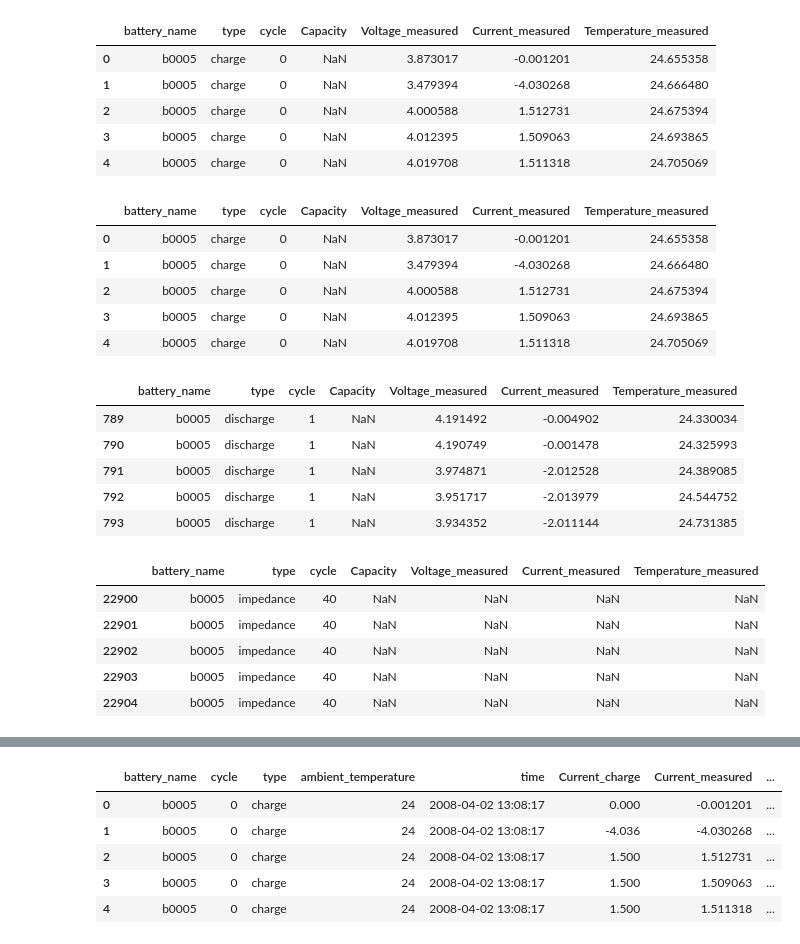
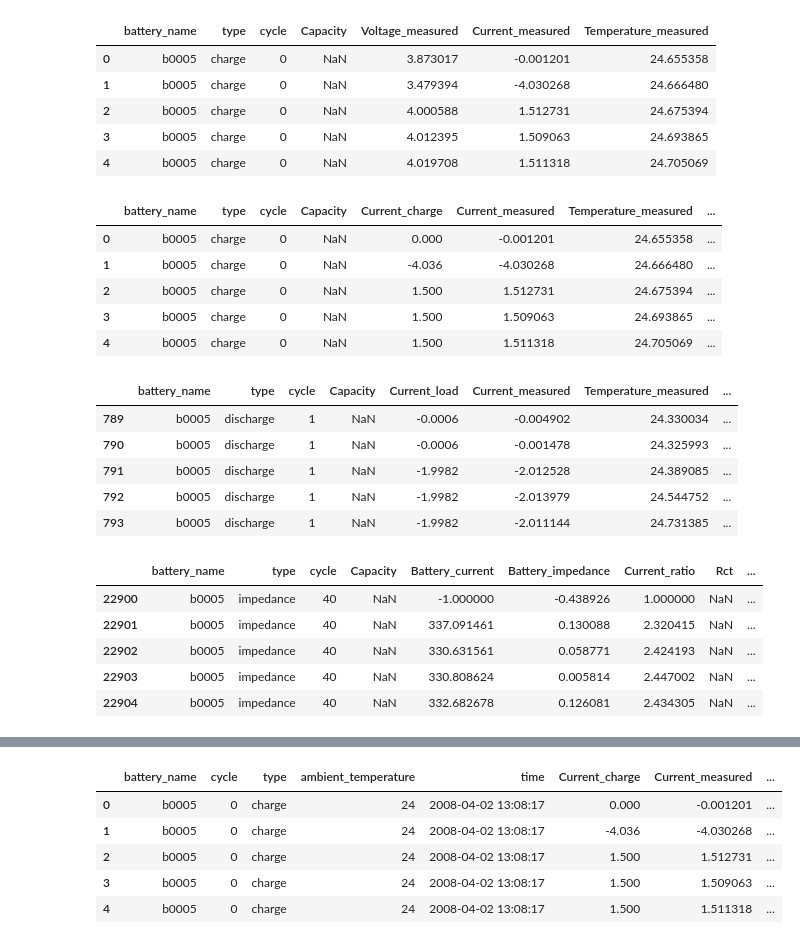
Before and after one commit to aravindhkrishnan09/Data-Science-and-Engineering-Analytics, a Jupyter notebook: Capstone_Project/jupyter_notebooks/EV_Battery_Health_Prediction.ipynb, the cells around one changed output, grey strips where cells are left out. Cells and saved outputs as stored; diff of their text form; code cells hidden in the pictures.

```diff
--- a/Capstone_Project/jupyter_notebooks/EV_Battery_Health_Prediction.ipynb
+++ b/Capstone_Project/jupyter_notebooks/EV_Battery_Health_Prediction.ipynb
@@ -79,7 +47,7 @@ print(b0018.cycle)
 # %%
-#cycles = b0005.cycle
+cycles = b0005.cycle
 #cycles = b0006.cycle
 #cycles = b0007.cycle
-cycles = b0018.cycle
+#cycles = b0018.cycle
 
 print(type(cycles))
@@ -528,31 +455,37 @@ df[['battery_name','type','cycle','Capacity','Voltage_measured','Current_measure
 | 3 | b0005 | charge | 0 | NaN | 4.012395 | 1.509063 | 24.693865 |
 | 4 | b0005 | charge | 0 | NaN | 4.019708 | 1.511318 | 24.705069 |
 # %%
-df[df['type'] == 'charge'][['battery_name','type','cycle','Capacity','Voltage_measured','Current_measured','Temperature_measured']].head()
+df[df['type'] == 'charge'][['battery_name','type','cycle','Capacity','Current_charge', 'Current_measured', 'Temperature_measured', 'Time', 'Voltage_charge', 'Voltage_measured']].head()
+
+#['Current_charge', 'Current_measured', 'Temperature_measured', 'Time', 'Voltage_charge', 'Voltage_measured']
 # %% [output]
-|  | battery_name | type | cycle | Capacity | Voltage_measured | Current_measured | Temperature_measured |
-| 0 | b0005 | charge | 0 | NaN | 3.873017 | -0.001201 | 24.655358 |
-| 1 | b0005 | charge | 0 | NaN | 3.479394 | -4.030268 | 24.666480 |
-| 2 | b0005 | charge | 0 | NaN | 4.000588 | 1.512731 | 24.675394 |
-| 3 | b0005 | charge | 0 | NaN | 4.012395 | 1.509063 | 24.693865 |
-| 4 | b0005 | charge | 0 | NaN | 4.019708 | 1.511318 | 24.705069 |
+|  | battery_name | type | cycle | Capacity | Current_charge | Current_measured | Temperature_measured | ... |
+| 0 | b0005 | charge | 0 | NaN | 0.000 | -0.001201 | 24.655358 | ... |
+| 1 | b0005 | charge | 0 | NaN | -4.036 | -4.030268 | 24.666480 | ... |
+| 2 | b0005 | charge | 0 | NaN | 1.500 | 1.512731 | 24.675394 | ... |
+| 3 | b0005 | charge | 0 | NaN | 1.500 | 1.509063 | 24.693865 | ... |
+| 4 | b0005 | charge | 0 | NaN | 1.500 | 1.511318 | 24.705069 | ... |
 # %%
-df[df['type'] == 'discharge'][['battery_name','type','cycle','Capacity','Voltage_measured','Current_measured','Temperature_measured']].head()
+df[df['type'] == 'discharge'][['battery_name','type','cycle','Capacity', 'Current_load', 'Current_measured', 'Temperature_measured', 'Time', 'Voltage_load', 'Voltage_measured']].head()
+
+#['Capacity', 'Current_load', 'Current_measured', 'Temperature_measured', 'Time', 'Voltage_load', 'Voltage_measured']
 # %% [output]
-|  | battery_name | type | cycle | Capacity | Voltage_measured | Current_measured | Temperature_measured |
-| 789 | b0005 | discharge | 1 | NaN | 4.191492 | -0.004902 | 24.330034 |
-| 790 | b0005 | discharge | 1 | NaN | 4.190749 | -0.001478 | 24.325993 |
-| 791 | b0005 | discharge | 1 | NaN | 3.974871 | -2.012528 | 24.389085 |
-| 792 | b0005 | discharge | 1 | NaN | 3.951717 | -2.013979 | 24.544752 |
-| 793 | b0005 | discharge | 1 | NaN | 3.934352 | -2.011144 | 24.731385 |
+|  | battery_name | type | cycle | Capacity | Current_load | Current_measured | Temperature_measured | ... |
+| 789 | b0005 | discharge | 1 | NaN | -0.0006 | -0.004902 | 24.330034 | ... |
+| 790 | b0005 | discharge | 1 | NaN | -0.0006 | -0.001478 | 24.325993 | ... |
+| 791 | b0005 | discharge | 1 | NaN | -1.9982 | -2.012528 | 24.389085 | ... |
+| 792 | b0005 | discharge | 1 | NaN | -1.9982 | -2.013979 | 24.544752 | ... |
+| 793 | b0005 | discharge | 1 | NaN | -1.9982 | -2.011144 | 24.731385 | ... |
 # %%
-df[df['type'] == 'impedance'][['battery_name','type','cycle','Capacity','Voltage_measured','Current_measured','Temperature_measured']].head()
+df[df['type'] == 'impedance'][['battery_name','type','cycle','Capacity','Battery_current', 'Battery_impedance', 'Current_ratio', 'Rct', 'Re', 'Rectified_Impedance', 'Sense_current']].head()
+
+#['Battery_current', 'Battery_impedance', 'Current_ratio', 'Rct', 'Re', 'Rectified_Impedance', 'Sense_current']
 # %% [output]
-|  | battery_name | type | cycle | Capacity | Voltage_measured | Current_measured | Temperature_measured |
-| 22900 | b0005 | impedance | 40 | NaN | NaN | NaN | NaN |
-| 22901 | b0005 | impedance | 40 | NaN | NaN | NaN | NaN |
-| 22902 | b0005 | impedance | 40 | NaN | NaN | NaN | NaN |
-| 22903 | b0005 | impedance | 40 | NaN | NaN | NaN | NaN |
-| 22904 | b0005 | impedance | 40 | NaN | NaN | NaN | NaN |
+|  | battery_name | type | cycle | Capacity | Battery_current | Battery_impedance | Current_ratio | Rct | ... |
+| 22900 | b0005 | impedance | 40 | NaN | -1.000000 | -0.438926 | 1.000000 | NaN | ... |
+| 22901 | b0005 | impedance | 40 | NaN | 337.091461 | 0.130088 | 2.320415 | NaN | ... |
+| 22902 | b0005 | impedance | 40 | NaN | 330.631561 | 0.058771 | 2.424193 | NaN | ... |
+| 22903 | b0005 | impedance | 40 | NaN | 330.808624 | 0.005814 | 2.447002 | NaN | ... |
+| 22904 | b0005 | impedance | 40 | NaN | 332.682678 | 0.126081 | 2.434305 | NaN | ... |
 # %%
 df.head()
```
Also changed, not shown: parts of 25 cells of this notebook.
